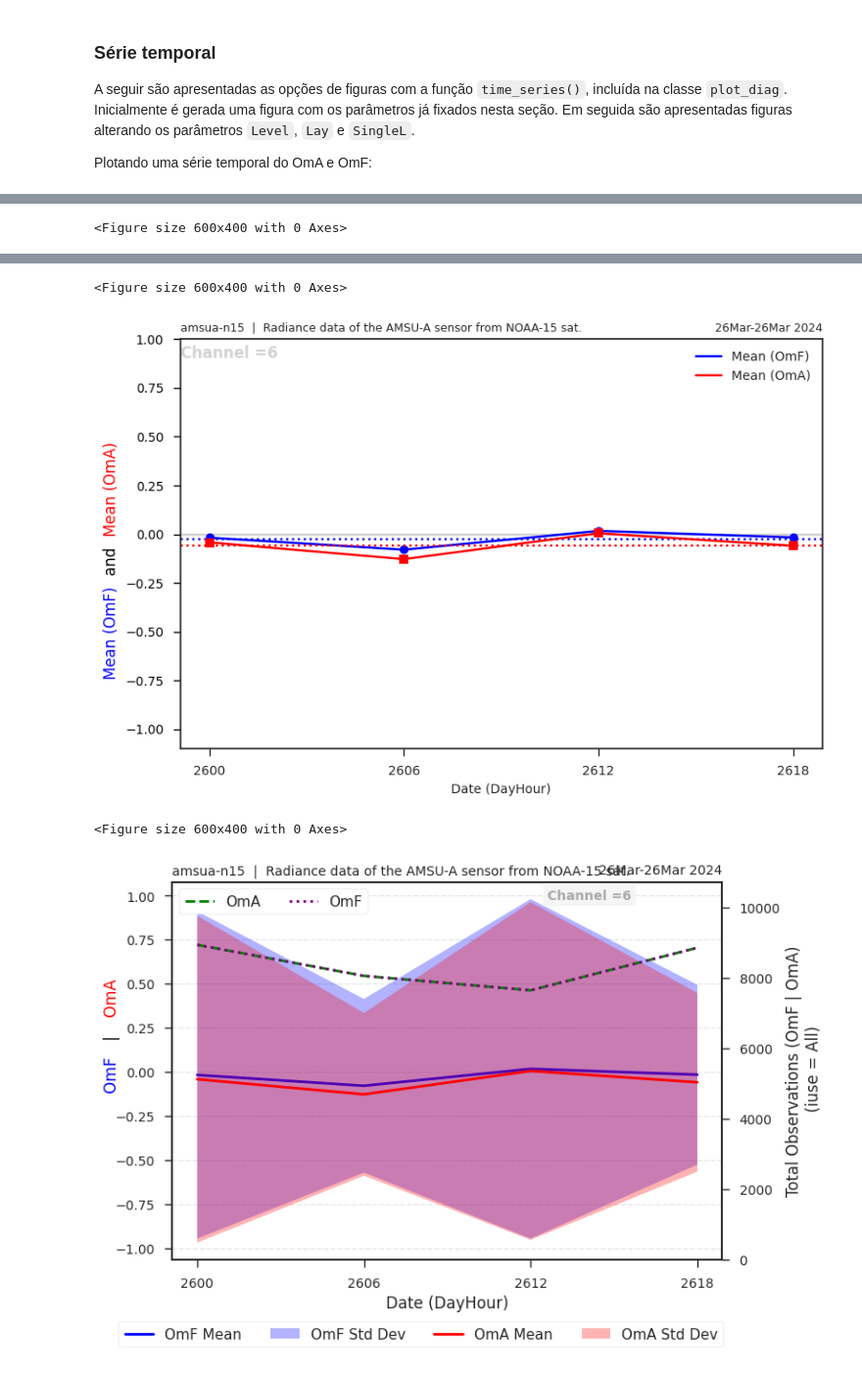
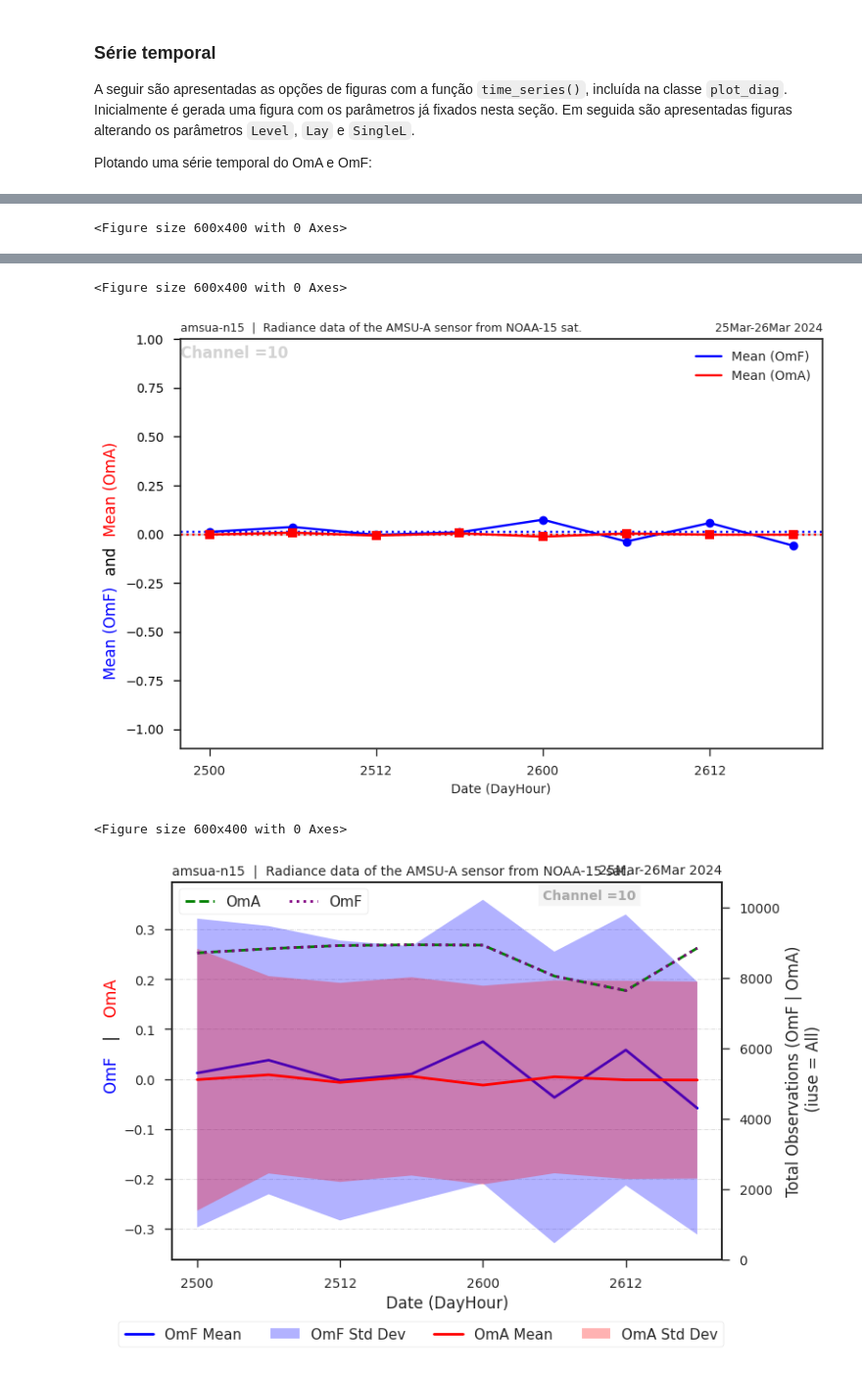
Before and after one commit to viezelc/readDiag, a Jupyter notebook: notebooks/readDiag_radia_serie_sapu.ipynb, the cells around one changed output, grey strips where cells are left out. Shown: that part at 98% size. Drawn from its saved outputs; the diff is of its cells as text; code cells hidden in the pictures.

```diff
--- a/notebooks/readDiag_radia_serie_sapu.ipynb
+++ b/notebooks/readDiag_radia_serie_sapu.ipynb
@@ -43,11 +43,11 @@ Dessa forma, na célula a seguir são ajustadas as variáveis seguindo os valore
 # DIRdiag = '/home/radiancia/Versoes-readDiag/readDiag-Old/data'
 # DIRdiag = '/home/radiancia/Exp_SMNA/EXP20/gsi/dataout'
 #DIRdiag = '/home/radiancia/Exp_SMNA/data/EXP19/gsi_dataout'
-DIRdiag = '/home/sapucci/readDiag.radi/data/EXP19/gsi_dataout'
+DIRdiag = '/home/radiancia/Exp_SMNA/data/EXP19/gsi_dataout'
 
 varName = 'amsua' #'uv'
 varType = 'n15'   #220
-dateIni = '2024032600'
+dateIni = '2024032500'
 dateFin = '2024032618'
 nHour = '6'
 vminOMA = -1.0
@@ -283,7 +285,7 @@ Plotando uma série temporal do OmA e OmF:
 # %%
 varName = 'amsua'
 varType = 'n15'
-nchan= 6
+nchan= 10
 print('varName=',varName,'varType=',varType,'nchan=',nchan)
 
 gd.plot_diag.time_series_radi(gdf_list,
@@ -325,7 +327,7 @@ varName= amsua varType= n15 nchan= 6
 <Figure size 600x400 with 0 Axes>
-[figure, old version]
+[figure, new version]
 <Figure size 600x400 with 0 Axes>
-[figure, old version]
+[figure, new version]
 # %%
 varName = 'amsua'
 varType = 'n15'
```
Also changed, not shown: parts of 10 cells of this notebook, 1 other file.
